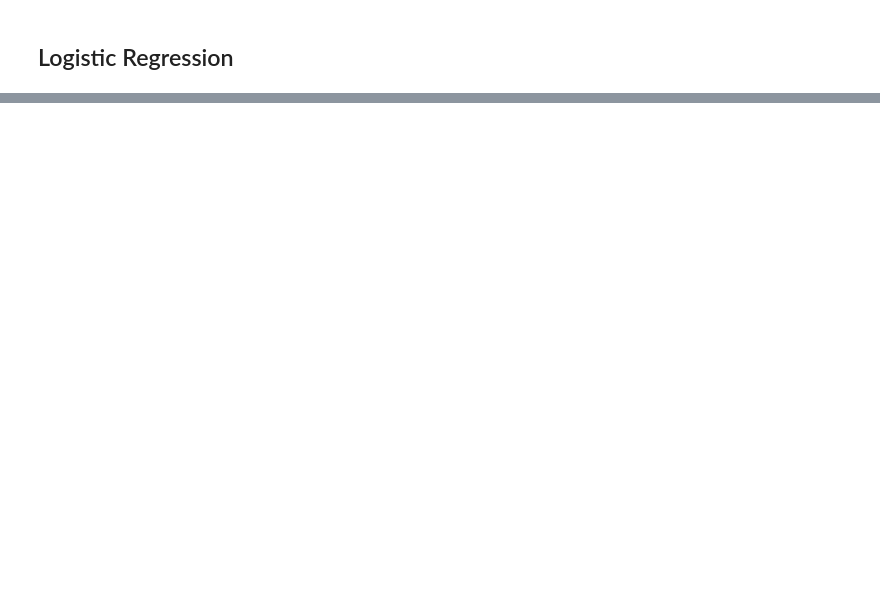
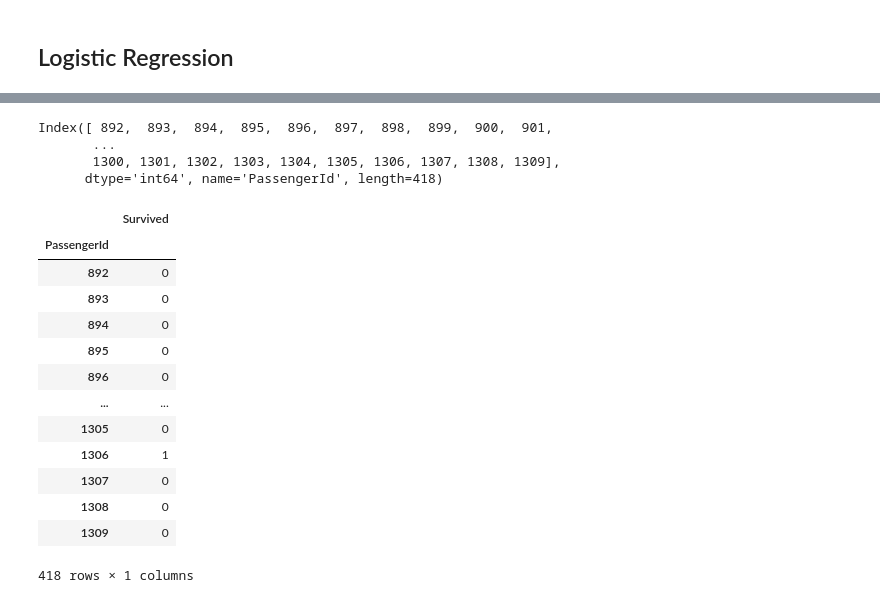
Before and after one commit to daniel-petrov/kaggle-titanic, a Jupyter notebook: main.ipynb, the cells around one changed output, grey strips where cells are left out. Saved outputs shown, nothing was run; the diff lists cells and outputs as text; code cells hidden in the pictures; blank space fills up the shorter version.

```diff
--- a/main.ipynb
+++ b/main.ipynb
@@ -206,0 +181,9 @@ print(results.iloc[0]['mean_test_score'])
+# %%
+X_test.loc[1044, 'Fare'] = X_test[
+    (X_test['Pclass'] == 3) &
+    (X_test['SibSp'] == 0) &
+    (X_test['Parch'] == 0) &
+    (X_test['male'] == 1) &
+    (X_test['embarked_S'] == 1)
+]['Fare'].mean()
+X_test[X_test.isnull().any(axis=1)]
@@ -206,0 +193,3 @@ print(results.iloc[0]['mean_test_score'])
+# %%
+pred = model.predict(X_test)
+pred
@@ -206,0 +216,26 @@ print(results.iloc[0]['mean_test_score'])
+# %%
+X_test.index
+# %% [output]
+Index([ 892,  893,  894,  895,  896,  897,  898,  899,  900,  901,
+       ...
+       1300, 1301, 1302, 1303, 1304, 1305, 1306, 1307, 1308, 1309],
+      dtype='int64', name='PassengerId', length=418)
+# %%
+result = pd.DataFrame(index=X_test.index)
+result['Survived'] = pred
+result
+# %% [output]
+|  | Survived |
+| PassengerId |  |
+| 892 | 0 |
+| 893 | 0 |
+| 894 | 0 |
+| 895 | 0 |
+| 896 | 0 |
+| ... | ... |
+| 1305 | 0 |
+| 1306 | 1 |
+| 1307 | 0 |
+| 1308 | 0 |
+| 1309 | 0 |
+418 rows × 1 columns
```
Also changed, not shown: parts of 31 cells of this notebook.
